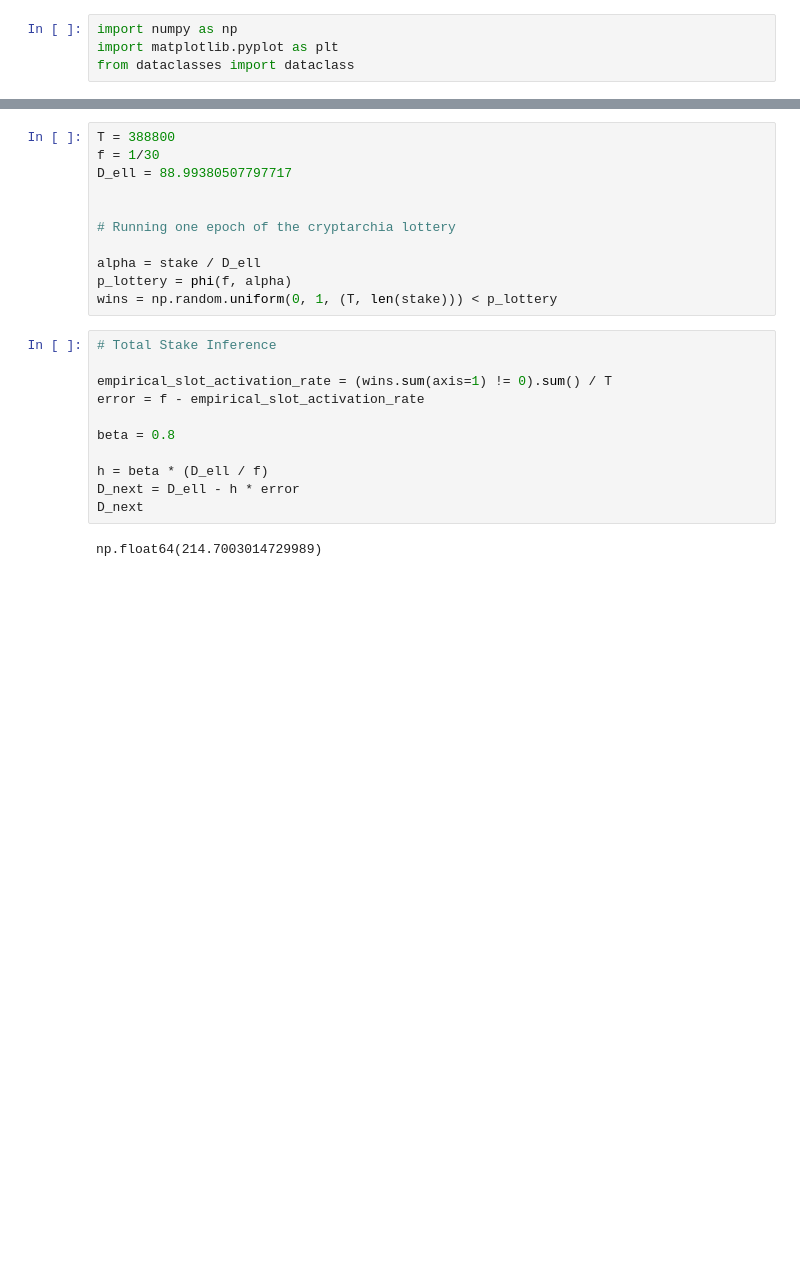
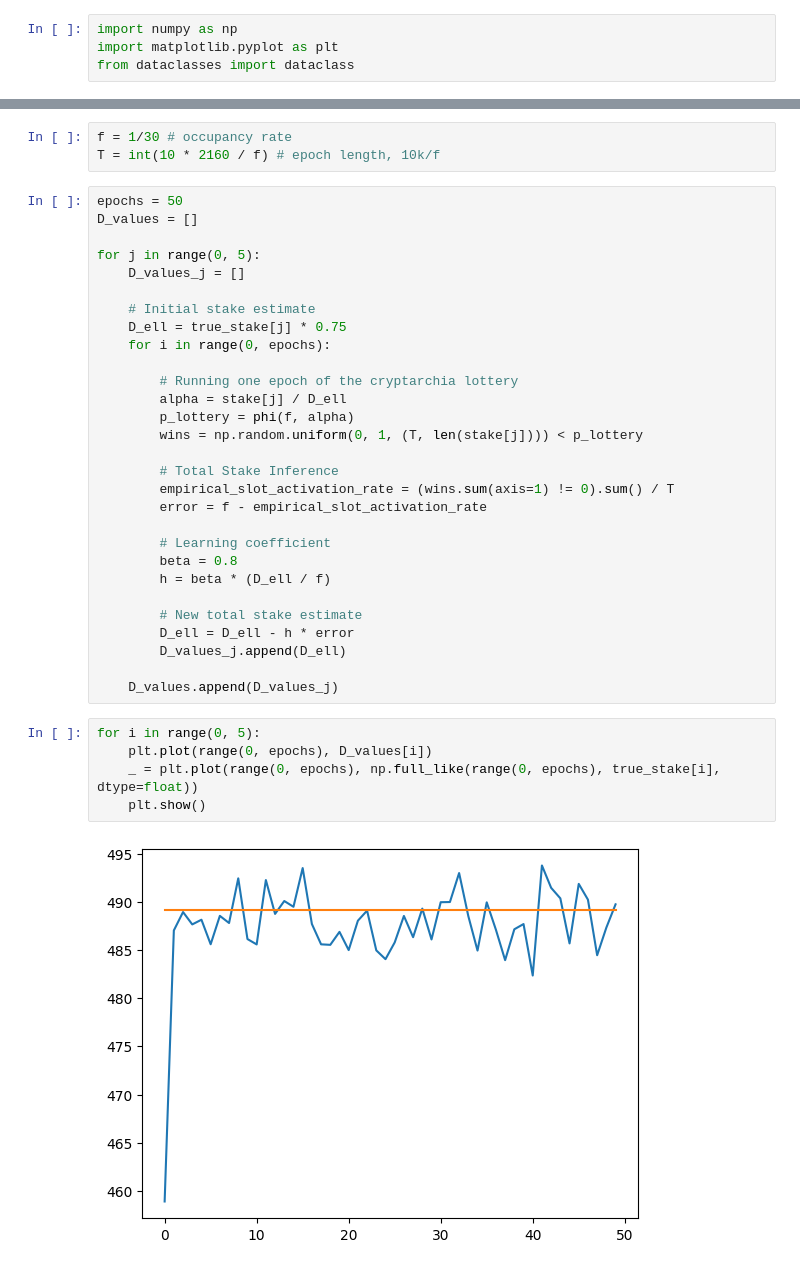
Before and after one commit to logos-co/nomos-pocs, a Jupyter notebook: cryptarchia/total-stake-inference-v2.ipynb, the cells around one changed output, grey strips where cells are left out. Cells and saved outputs as stored; diff of their text form; blank space fills up the shorter version.

```diff
--- a/cryptarchia/total-stake-inference-v2.ipynb
+++ b/cryptarchia/total-stake-inference-v2.ipynb
@@ -22,24 +35,39 @@ np.float64(252.8198890263855)
 # %%
-T = 388800
-f = 1/30
-D_ell = 88.99380507797717
-
-
-# Running one epoch of the cryptarchia lottery
-
-alpha = stake / D_ell
-p_lottery = phi(f, alpha)
-wins = np.random.uniform(0, 1, (T, len(stake))) < p_lottery
+f = 1/30 # occupancy rate
+T = int(10 * 2160 / f) # epoch length, 10k/f
+# %%
+epochs = 50
+D_values = []
+
+for j in range(0, 5):
+    D_values_j = []
+
+    # Initial stake estimate
+    D_ell = true_stake[j] * 0.75
+    for i in range(0, epochs):
+
+        # Running one epoch of the cryptarchia lottery
+        alpha = stake[j] / D_ell
+        p_lottery = phi(f, alpha)
+        wins = np.random.uniform(0, 1, (T, len(stake[j]))) < p_lottery
+
+        # Total Stake Inference
+        empirical_slot_activation_rate = (wins.sum(axis=1) != 0).sum() / T
+        error = f - empirical_slot_activation_rate
+
+        # Learning coefficient
+        beta = 0.8
+        h = beta * (D_ell / f)
+
+        # New total stake estimate
+        D_ell = D_ell - h * error
+        D_values_j.append(D_ell)
+
+    D_values.append(D_values_j)
 # %%
-# Total Stake Inference
-
-empirical_slot_activation_rate = (wins.sum(axis=1) != 0).sum() / T
-error = f - empirical_slot_activation_rate
-
-beta = 0.8
-
-h = beta * (D_ell / f)
-D_next = D_ell - h * error
-D_next
+for i in range(0, 5):
+    plt.plot(range(0, epochs), D_values[i])
+    _ = plt.plot(range(0, epochs), np.full_like(range(0, epochs), true_stake[i], dtype=float))
+    plt.show()
 # %% [output]
-np.float64(214.7003014729989)
+[figure, added]
```
Also changed, not shown: parts of 5 cells of this notebook.
